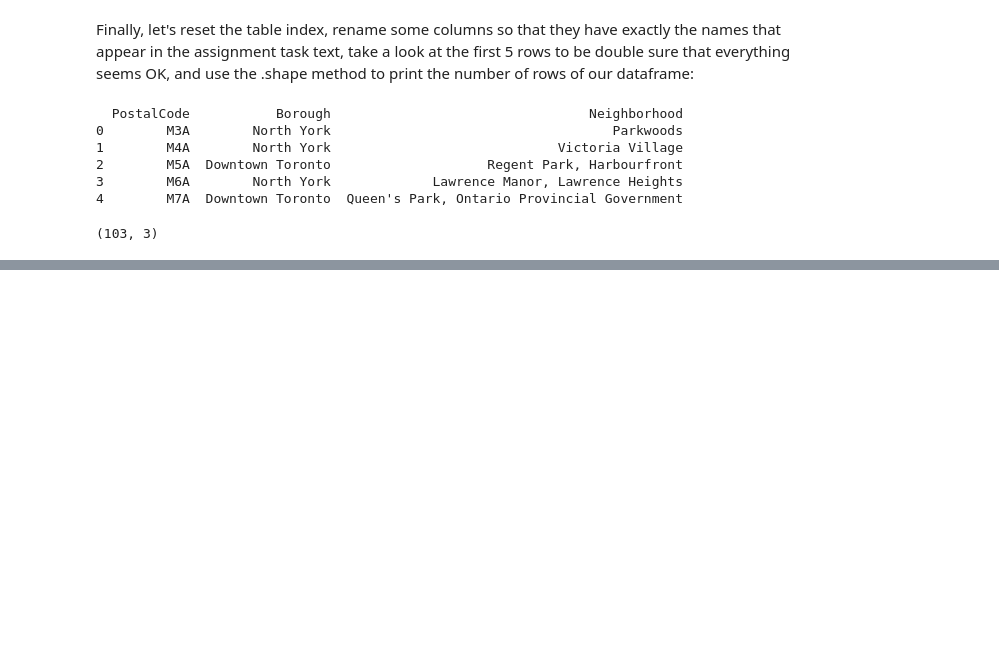
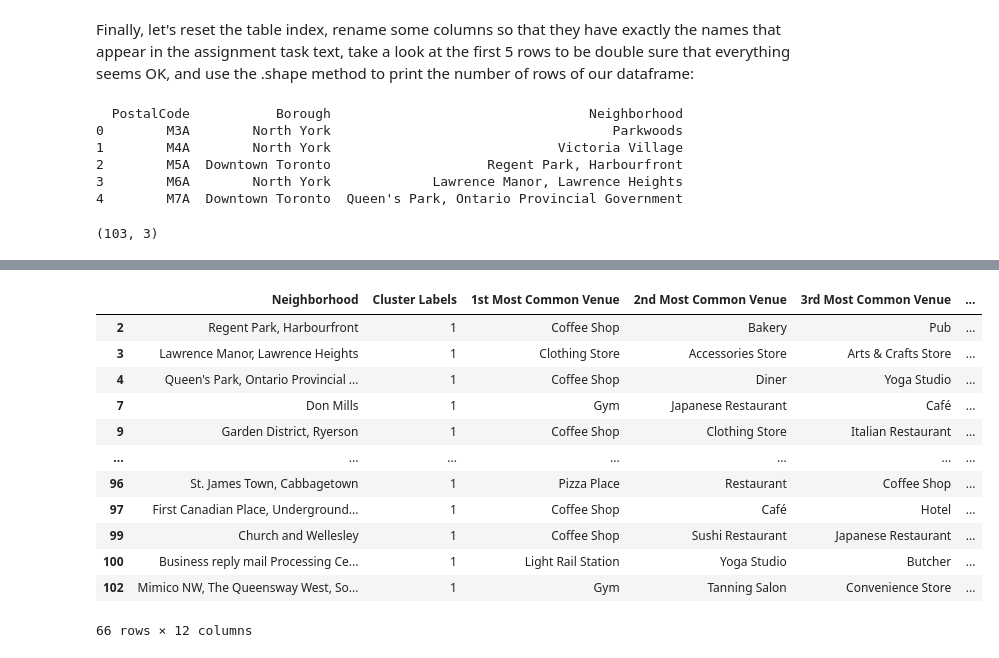
Before and after one commit to eduardodelpeloso/Coursera_Capstone, a Jupyter notebook: Coursera_Capstone_Notebook.ipynb, the cells around one changed output, grey strips where cells are left out. Drawn from its saved outputs; the diff is of its cells as text; code cells hidden in the pictures; blank space fills up the shorter version.

```diff
--- a/Coursera_Capstone_Notebook.ipynb
+++ b/Coursera_Capstone_Notebook.ipynb
@@ -83,0 +410,16 @@ nonnull_data.shape
+# %%
+toronto_merged.loc[toronto_merged['Cluster Labels'] == 1, toronto_merged.columns[[2] + list(range(5, toronto_merged.shape[1]))]]
+# %% [output]
+|  | Neighborhood | Cluster Labels | 1st Most Common Venue | 2nd Most Common Venue | 3rd Most Common Venue | ... |
+| 2 | Regent Park, Harbourfront | 1 | Coffee Shop | Bakery | Pub | ... |
+| 3 | Lawrence Manor, Lawrence Heights | 1 | Clothing Store | Accessories Store | Arts & Crafts Store | ... |
+| 4 | Queen's Park, Ontario Provincial ... | 1 | Coffee Shop | Diner | Yoga Studio | ... |
+| 7 | Don Mills | 1 | Gym | Japanese Restaurant | Café | ... |
+| 9 | Garden District, Ryerson | 1 | Coffee Shop | Clothing Store | Italian Restaurant | ... |
+| ... | ... | ... | ... | ... | ... | ... |
+| 96 | St. James Town, Cabbagetown | 1 | Pizza Place | Restaurant | Coffee Shop | ... |
+| 97 | First Canadian Place, Underground... | 1 | Coffee Shop | Café | Hotel | ... |
+| 99 | Church and Wellesley | 1 | Coffee Shop | Sushi Restaurant | Japanese Restaurant | ... |
+| 100 | Business reply mail Processing Ce... | 1 | Light Rail Station | Yoga Studio | Butcher | ... |
+| 102 | Mimico NW, The Queensway West, So... | 1 | Gym | Tanning Salon | Convenience Store | ... |
+66 rows × 12 columns
```
Also changed, not shown: parts of 43 cells of this notebook.
